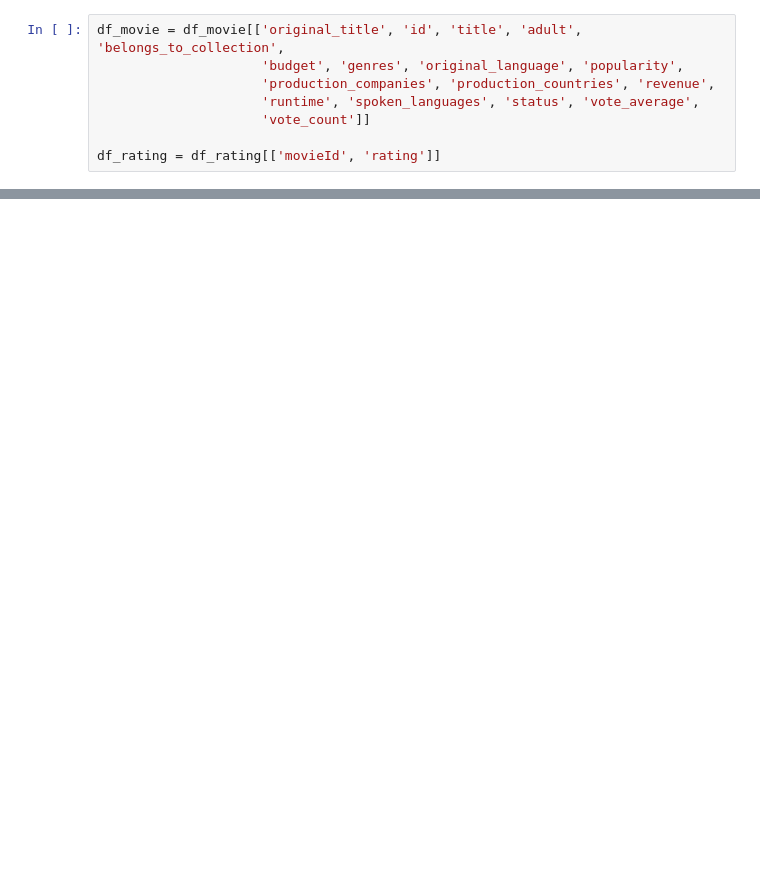
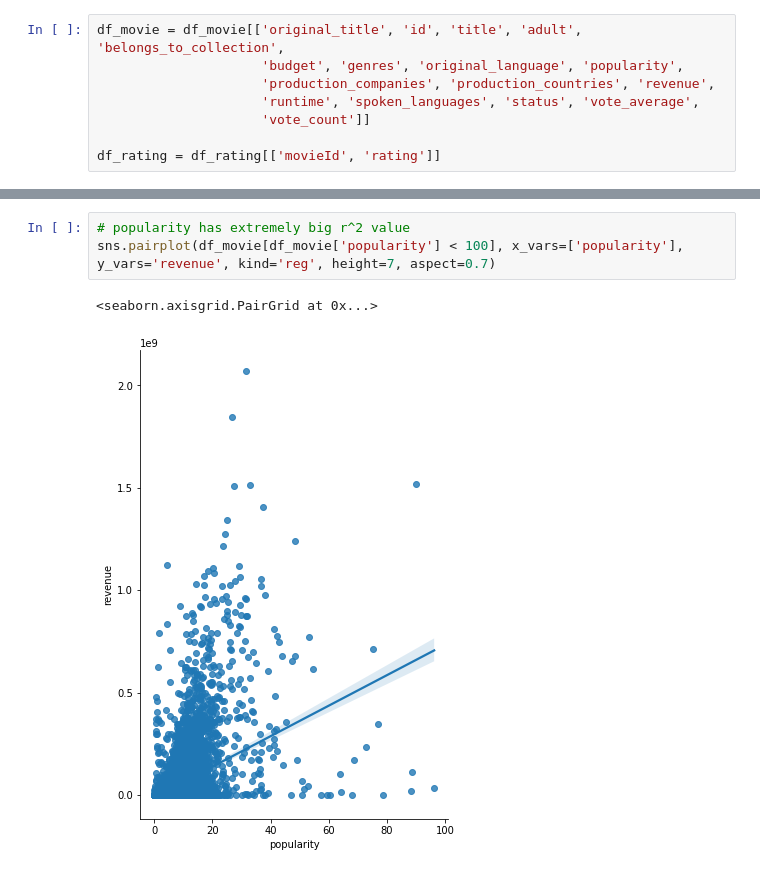
Before and after one commit to sangchoi93/ai_group_20, a Jupyter notebook: movie_dataset.ipynb, the cells around one changed output, grey strips where cells are left out. Saved outputs shown, nothing was run; the diff lists cells and outputs as text; blank space fills up the shorter version.

```diff
--- a/movie_dataset.ipynb
+++ b/movie_dataset.ipynb
@@ -58,0 +68,6 @@ df_movie_cleaned.astype({
+# %%
+# popularity has extremely big r^2 value
+sns.pairplot(df_movie[df_movie['popularity'] < 100], x_vars=['popularity'], y_vars='revenue', kind='reg', height=7, aspect=0.7)
+# %% [output]
+<seaborn.axisgrid.PairGrid at 0x...>
+[figure, added]
```
Also changed, not shown: parts of 23 cells of this notebook.
